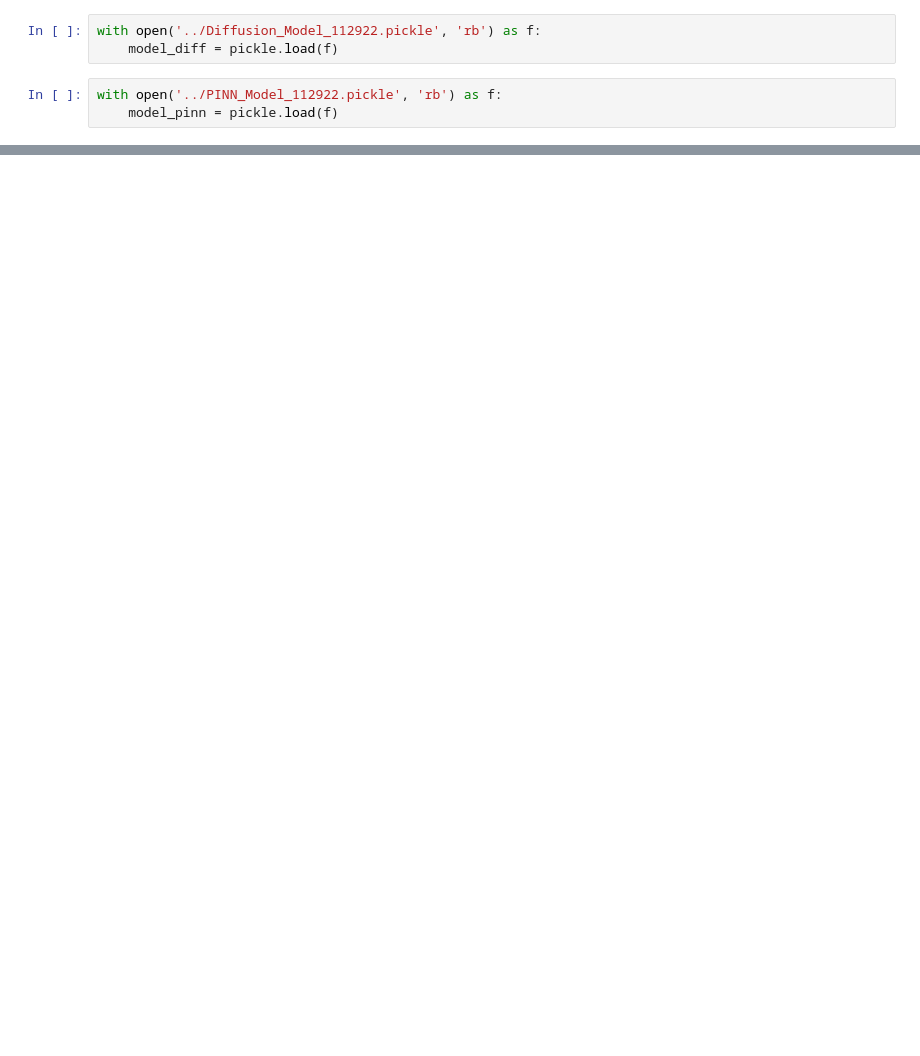
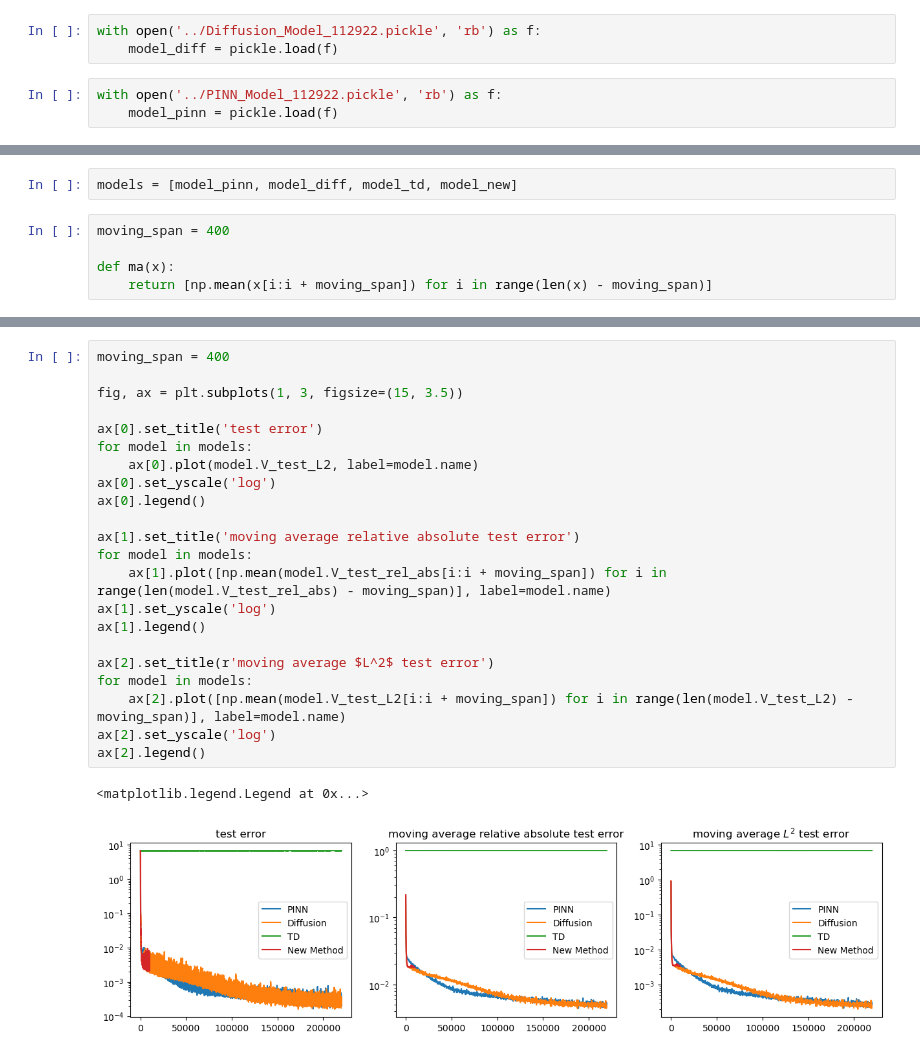
Before and after one commit to lucaspauker/path-space-PDE-solver, a Jupyter notebook: my_experiments/Aggregate.ipynb, the cells around one changed output, grey strips where cells are left out. Saved outputs shown, nothing was run; the diff lists cells and outputs as text; blank space fills up the shorter version.

```diff
--- a/my_experiments/Aggregate.ipynb
+++ b/my_experiments/Aggregate.ipynb
@@ -56,0 +88,7 @@ plt.show()
+# %%
+models = [model_pinn, model_diff, model_td, model_new]
+# %%
+moving_span = 400
+
+def ma(x):
+    return [np.mean(x[i:i + moving_span]) for i in range(len(x) - moving_span)]
@@ -56,0 +128,25 @@ plt.show()
+# %%
+moving_span = 400
+
+fig, ax = plt.subplots(1, 3, figsize=(15, 3.5))
+
+ax[0].set_title('test error')
+for model in models:
+    ax[0].plot(model.V_test_L2, label=model.name)
+ax[0].set_yscale('log')
+ax[0].legend()
+
+ax[1].set_title('moving average relative absolute test error')
+for model in models:
+    ax[1].plot([np.mean(model.V_test_rel_abs[i:i + moving_span]) for i in range(len(model.V_test_rel_abs) - moving_span)], label=model.name)
+ax[1].set_yscale('log')
+ax[1].legend()
+
+ax[2].set_title(r'moving average $L^2$ test error')
+for model in models:
+    ax[2].plot([np.mean(model.V_test_L2[i:i + moving_span]) for i in range(len(model.V_test_L2) - moving_span)], label=model.name)
+ax[2].set_yscale('log')
+ax[2].legend()
+# %% [output]
+<matplotlib.legend.Legend at 0x...>
+[figure, added]
```
Also changed, not shown: parts of 6 cells of this notebook, 1 other file.
